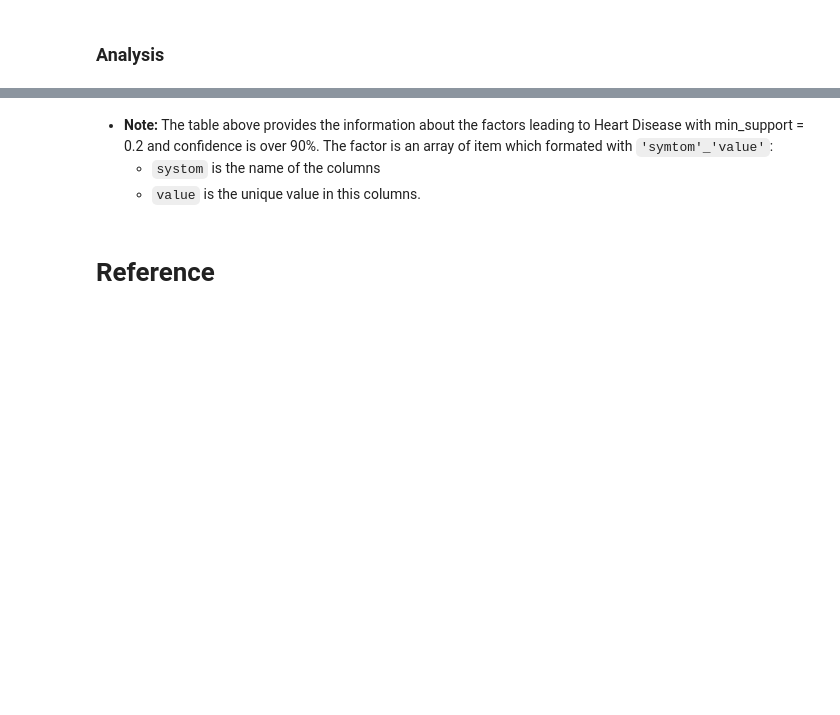
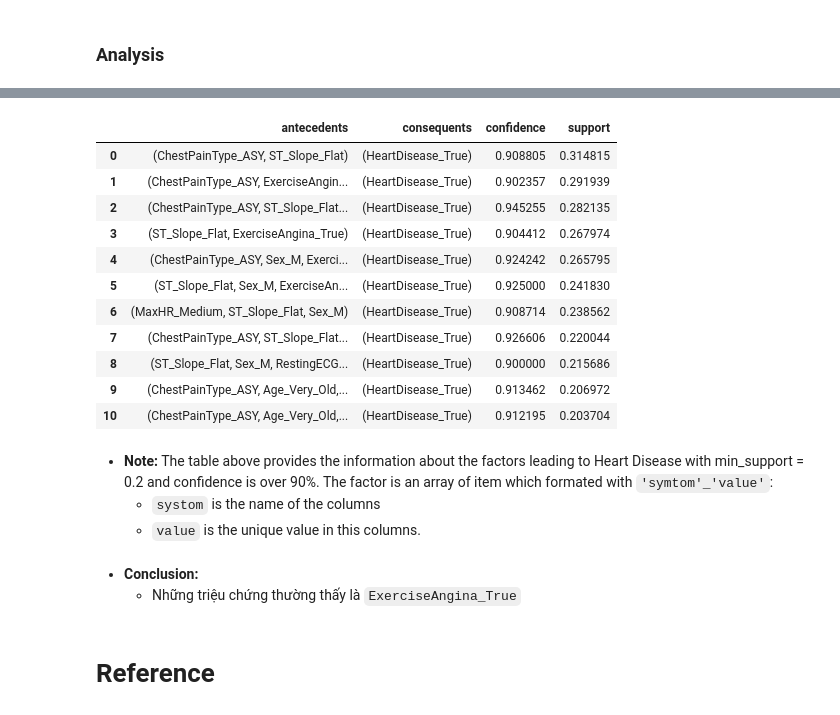
Before and after one commit to vntan/HeartFailureAnalysis, a Jupyter notebook: HeartFailureAnalysis.ipynb, the cells around one changed output, grey strips where cells are left out. Drawn from its saved outputs; the diff is of its cells as text; code cells hidden in the pictures; blank space fills up the shorter version.

```diff
--- a/HeartFailureAnalysis.ipynb
+++ b/HeartFailureAnalysis.ipynb
@@ -527,7 +635,10 @@ def AgeMapper(age_series):
 
 def RestingBPMapper(resting_series):
     resting_col = resting_series.copy()
-    resting_col = resting_col > 120
+    resting_col[resting_series < 134] = 'Low'
+    resting_col[resting_series.between(127, 153)] = 'Medium'
+    resting_col[resting_series.between(142, 172)] = 'High'
+    resting_col[resting_series > 154] = 'Very_High'
     return resting_col
 
 def CholesterolMapper(cholesterol_series):
@@ -570,15 +715,31 @@ heart_cate_one_hot_df
 # %%
 frequent_itemsets = apriori(heart_cate_one_hot_df, min_support = 0.2, use_colnames = True)
 rules_df = association_rules(frequent_itemsets, metric="confidence", min_threshold=0.9)
 mask_result = rules_df["consequents"].apply(lambda x: 'HeartDisease_True' in x)
 
-rules_df = rules_df[mask_result].sort_values(by=['confidence', 'support'], ascending = False)
+rules_df = rules_df[mask_result].sort_values(by=['support', 'confidence'], ascending = False)
 rules_df = rules_df.reset_index(drop=True)
-rules_df.loc[:5, ['antecedents', 'consequents', 'confidence', 'support' ]]
+rules_df.loc[:10, ['antecedents', 'consequents', 'confidence', 'support' ]]
+# %% [output]
+|  | antecedents | consequents | confidence | support |
+| 0 | (ChestPainType_ASY, ST_Slope_Flat) | (HeartDisease_True) | 0.908805 | 0.314815 |
+| 1 | (ChestPainType_ASY, ExerciseAngin... | (HeartDisease_True) | 0.902357 | 0.291939 |
+| 2 | (ChestPainType_ASY, ST_Slope_Flat... | (HeartDisease_True) | 0.945255 | 0.282135 |
+| 3 | (ST_Slope_Flat, ExerciseAngina_True) | (HeartDisease_True) | 0.904412 | 0.267974 |
+| 4 | (ChestPainType_ASY, Sex_M, Exerci... | (HeartDisease_True) | 0.924242 | 0.265795 |
+| 5 | (ST_Slope_Flat, Sex_M, ExerciseAn... | (HeartDisease_True) | 0.925000 | 0.241830 |
+| 6 | (MaxHR_Medium, ST_Slope_Flat, Sex_M) | (HeartDisease_True) | 0.908714 | 0.238562 |
+| 7 | (ChestPainType_ASY, ST_Slope_Flat... | (HeartDisease_True) | 0.926606 | 0.220044 |
+| 8 | (ST_Slope_Flat, Sex_M, RestingECG... | (HeartDisease_True) | 0.900000 | 0.215686 |
+| 9 | (ChestPainType_ASY, Age_Very_Old,... | (HeartDisease_True) | 0.913462 | 0.206972 |
+| 10 | (ChestPainType_ASY, Age_Very_Old,... | (HeartDisease_True) | 0.912195 | 0.203704 |
 # %% [markdown]
 * **Note:** The table above provides the information about the factors leading to Heart Disease with min_support = 0.2 and confidence is over 90%. The factor is an array of item which formated with `'symtom'_'value'`:
     + `systom` is the name of the columns
     + `value` is the unique value in this columns.
+# %% [markdown]
+* **Conclusion:**
+    + Những triệu chứng thường thấy là `ExerciseAngina_True`
 # %% [markdown]
 # Reference
 # %% [markdown]
```
Also changed, not shown: parts of 22 cells of this notebook.
